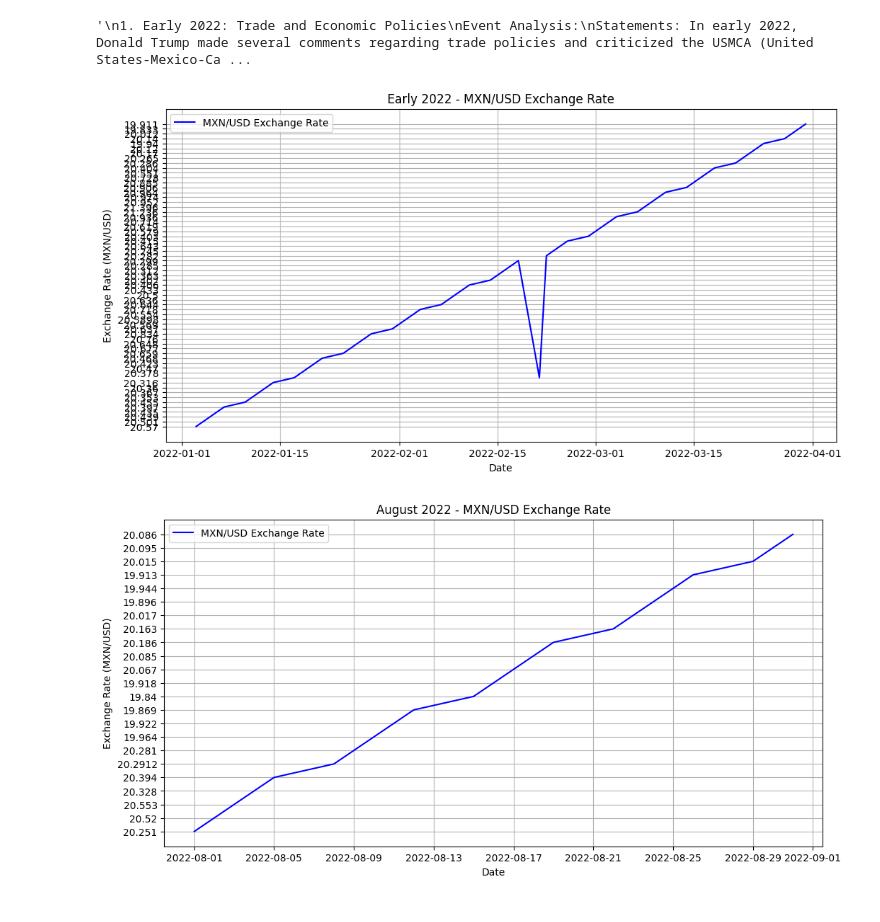
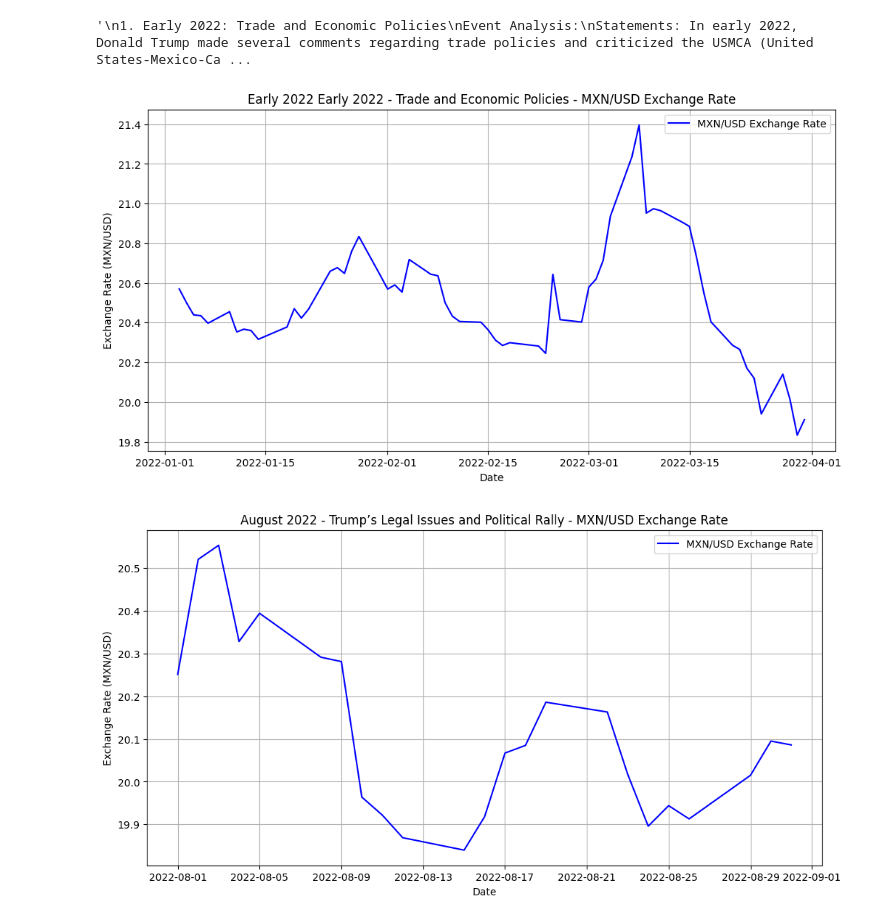
Before and after one commit to Nakiyah24/QFA_Newsletter1_Trump-Analysis, a Jupyter notebook: trump_pesos.ipynb, the cells around one changed output. Saved outputs shown, nothing was run; the diff lists cells and outputs as text; code cells hidden in the pictures.

Commit message:
corrected graphs

```diff
--- a/trump_pesos.ipynb
+++ b/trump_pesos.ipynb
@@ -236,42 +236,49 @@ import matplotlib.pyplot as plt
 # Load the dataset for dollar to pesos exchange rate
 dollar_to_pesos = pd.read_csv('DEXMXUS.csv')
 
 # Process the dollar to pesos data
 dollar_to_pesos['DATE'] = pd.to_datetime(dollar_to_pesos['DATE'], format='%Y-%m-%d')
 
+# Convert the 'DEXMXUS' column to numeric, forcing any errors to be NaN
+dollar_to_pesos['DEXMXUS'] = pd.to_numeric(dollar_to_pesos['DEXMXUS'], errors='coerce')
+
+# Drop any rows with missing values in 'DEXMXUS'
+dollar_to_pesos = dollar_to_pesos.dropna(subset=['DEXMXUS'])
+
 events = {
-    'Early 2022': ('2022-01-01', '2022-03-31'),
-    'August 2022': ('2022-08-01', '2022-08-31'),
-    'January 2023': ('2022-12-01', '2023-02-28'),
-    'June 2023': ('2023-06-01', '2023-06-30'),
-    'September 2023': ('2023-09-01', '2023-09-30'),
-    'February 2024': ('2024-02-01', '2024-02-29'),
-    'April 2024': ('2024-04-01', '2024-04-30'),
-    'June 2024': ('2024-06-01', '2024-06-30'),
-    'July 2024': ('2024-07-01', '2024-07-31'),
-    'August 2024': ('2024-08-01', '2024-08-31'),
+    'Early 2022 Early 2022 - Trade and Economic Policies': ('2022-01-01', '2022-03-31'),
+    'August 2022 - Trump’s Legal Issues and Political Rally': ('2022-08-01', '2022-08-31'),
+    'January 2023 - Trump’s Return to Public Stage': ('2022-12-01', '2023-02-28'),
+    'June 2023 - Supreme Court Rulings and Policy Announcements': ('2023-06-01', '2023-06-30'),
+    'September 2023 - Presidential Debate and Campaign Events': ('2023-09-01', '2023-09-30'),
+    'February 2024 - Campaign Rally and Policy Proposals': ('2024-02-01', '2024-02-29'),
+    'April 2024 - Trump’s Tax Reform Proposal': ('2024-04-01', '2024-04-30'),
+    'June 2024 - Key Endorsements and Campaign Events': ('2024-06-01', '2024-06-30'),
+    'July 2024 - Trump’s Foreign Policy Speech': ('2024-07-01', '2024-07-31'),
+    'August 2024 - National Convention and Acceptance Speech': ('2024-08-01', '2024-08-31'),
 }
 
 
 # Function to plot exchange rate data for each event
 def plot_event_data(event_name, start_date, end_date):
     # Filter data for the event period
     mask = (dollar_to_pesos['DATE'] >= start_date) & (dollar_to_pesos['DATE'] <= end_date)
     event_data = dollar_to_pesos.loc[mask]
 
     # Plotting
     plt.figure(figsize=(12, 6))
     plt.plot(event_data['DATE'], event_data['DEXMXUS'], label='MXN/USD Exchange Rate', color='blue')
     plt.title(f'{event_name} - MXN/USD Exchange Rate')
     plt.xlabel('Date')
     plt.ylabel('Exchange Rate (MXN/USD)')
+
     plt.legend()
     plt.grid(True)
     plt.show()
 
 # Plot exchange rate data for each event
 for event_name, (start_date, end_date) in events.items():
     plot_event_data(event_name, start_date, end_date)
 # %% [output]
-[figure, old version]
+[figure, new version]
-[figure, old version]
+[figure, new version]
```
Also changed, not shown: parts of 1 cell of this notebook.
